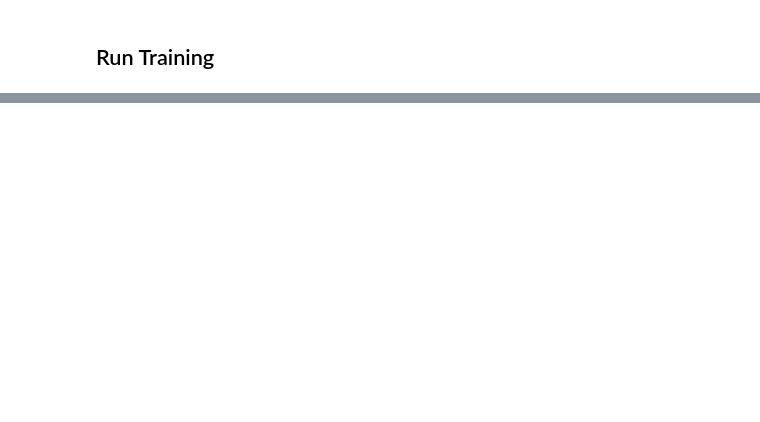
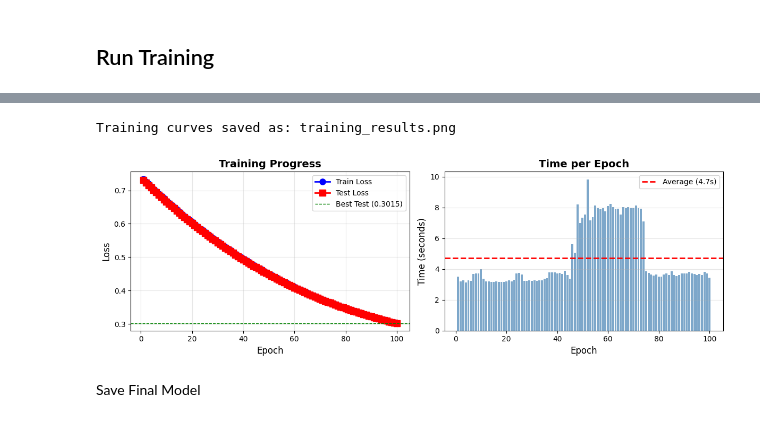
Before and after one commit to CoolK0912/qml_chestMnist, a Jupyter notebook: QML_Autoencoder.ipynb, the cells around one changed output, grey strips where cells are left out. Cells and saved outputs as stored; diff of their text form; code cells hidden in the pictures; blank space fills up the shorter version.

Commit message:
Implemented parallelization optimizations

```diff
--- a/QML_Autoencoder.ipynb
+++ b/QML_Autoencoder.ipynb
@@ -227,2 +178,17 @@ class HybridQML(nn.Module):
 # %% [markdown]
 ## Training Setup
+# %%
+device = torch.device("cuda" if torch.cuda.is_available() else "cpu")
+#device = torch.device("cpu")
+print(f"Using device: {device}")
+
+model = HybridQML(img_size=img_size, latent_dim=latent_dim, n_classes=14).to(device)
+optimizer = torch.optim.AdamW(
+    model.parameters(),
+    lr=5e-5,
+    weight_decay=1e-5,
+    eps=1e-7
+)
+criterion = nn.BCEWithLogitsLoss()
+
+print(f"Model initialized: {sum(p.numel() for p in model.parameters()):,} parameters\n")
@@ -315,0 +337,35 @@ torch.save(model.state_dict(), "hybrid_qml_model.pth")
+# %%
+# Plot training curves
+plt.figure(figsize=(12, 4))
+
+# Loss plot
+plt.subplot(1, 2, 1)
+epochs_range = range(1, n_epochs + 1)
+plt.plot(epochs_range, train_losses, 'b-o', label='Train Loss', linewidth=2, markersize=8)
+plt.plot(epochs_range, test_losses, 'r-s', label='Test Loss', linewidth=2, markersize=8)
+plt.axhline(y=best_test_loss, color='g', linestyle='--', label=f'Best Test ({best_test_loss:.4f})', linewidth=1)
+plt.xlabel('Epoch', fontsize=12)
+plt.ylabel('Loss', fontsize=12)
+plt.title('Training Progress', fontsize=14, fontweight='bold')
+plt.legend(fontsize=10)
+plt.grid(True, alpha=0.3)
+
+# Time plot
+plt.subplot(1, 2, 2)
+plt.bar(epochs_range, epoch_times, color='steelblue', alpha=0.7)
+plt.axhline(y=np.mean(epoch_times), color='r', linestyle='--', label=f'Average ({np.mean(epoch_times):.1f}s)', linewidth=2)
+plt.xlabel('Epoch', fontsize=12)
+plt.ylabel('Time (seconds)', fontsize=12)
+plt.title('Time per Epoch', fontsize=14, fontweight='bold')
+plt.legend(fontsize=10)
+plt.grid(True, alpha=0.3, axis='y')
+
+plt.tight_layout()
+plt.savefig('training_results.png', dpi=150, bbox_inches='tight')
+print("\nTraining curves saved as: training_results.png")
+plt.show()
+# %% [output]
+Training curves saved as: training_results.png
+[figure, added]
+# %% [markdown]
+Save Final Model
```
Also changed, not shown: parts of 15 cells of this notebook, 4 other files.
